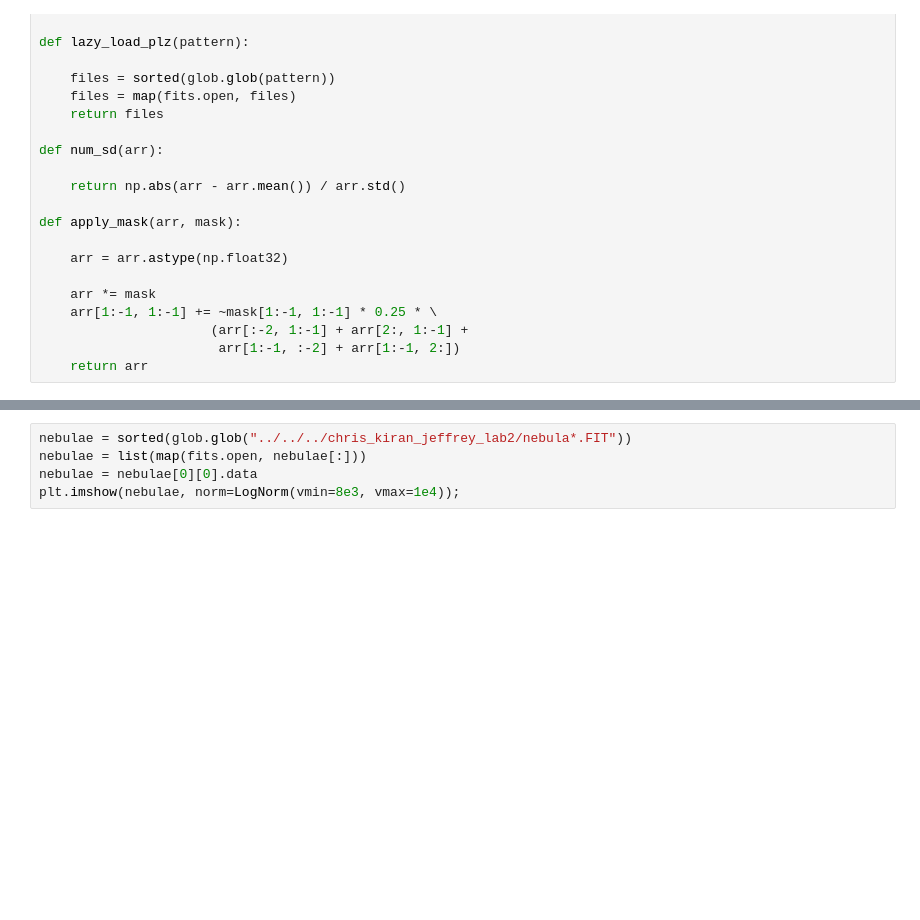
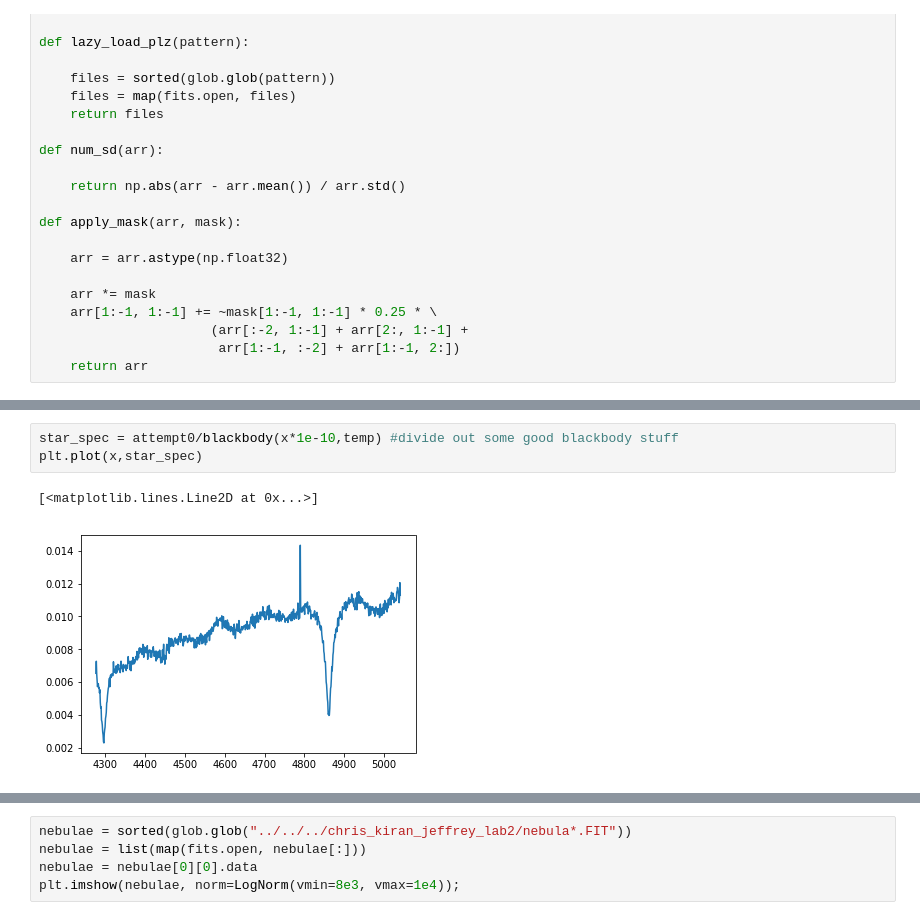
Before and after one commit to astro-kjc/AST443, a Jupyter notebook: Lab2/Lab2_normaliztion.ipynb, the cells around one changed output, grey strips where cells are left out. Drawn from its saved outputs; the diff is of its cells as text; blank space fills up the shorter version.

```diff
--- a/Lab2/Lab2_normaliztion.ipynb
+++ b/Lab2/Lab2_normaliztion.ipynb
@@ -40,0 +64,6 @@ data_fitfunc = np.poly1d(np.polyfit(x,y,N)) #creates a function that takes in a
+# %%
+star_spec = attempt0/blackbody(x*1e-10,temp) #divide out some good blackbody stuff
+plt.plot(x,star_spec)
+# %% [output]
+[<matplotlib.lines.Line2D at 0x...>]
+[figure, added]
```
Also changed, not shown: parts of 14 cells of this notebook.
